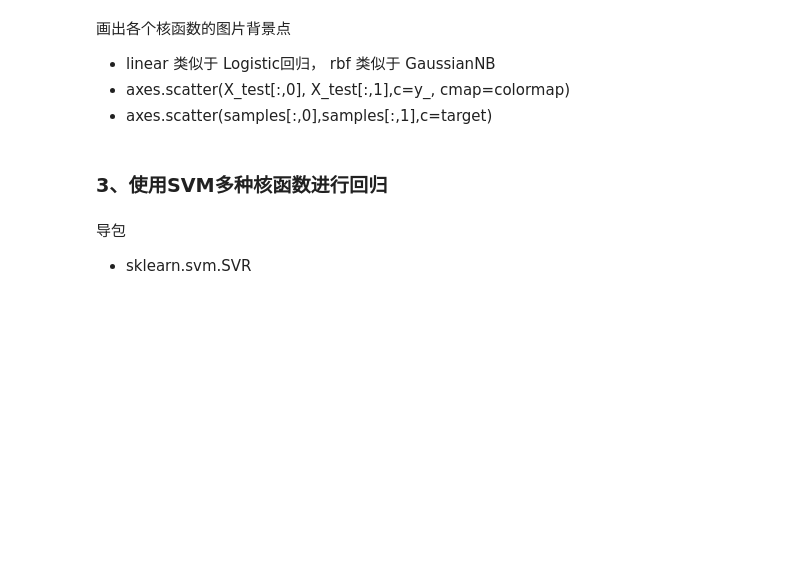
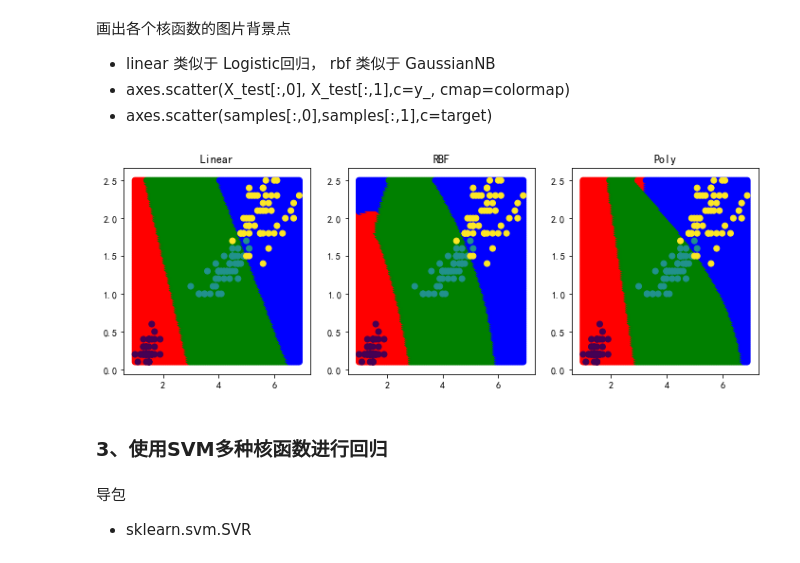
Before and after one commit to disenQF/05data, a Jupyter notebook: day12/SVM/SVM.ipynb, the cells around one changed output. Cells and saved outputs as stored; diff of their text form; code cells hidden in the pictures; blank space fills up the shorter version.

```diff
--- a/day12/SVM/SVM.ipynb
+++ b/day12/SVM/SVM.ipynb
@@ -150,3 +241,5 @@ f(x) = ax + b，期中b就是函数f(x)截距,即函数线与y轴的交点的值
+# %%
+iris = load_iris()
 # %% [markdown]
 三种不同核的训练、 比较时间
 - linear最省时，其次是rbf，最慢的是poly内核
@@ -152,0 +250,3 @@ f(x) = ax + b，期中b就是函数f(x)截距,即函数线与y轴的交点的值
+# %%
+samples = iris.data[:, 2:]
+target = iris.target
@@ -157,6 +284,16 @@ f(x) = ax + b，期中b就是函数f(x)截距,即函数线与y轴的交点的值
 - f2_min,f2_max = samples[:,1].min()-0.5,samples[:,1].max()+0.5
 - np.linspace(min, max, 300)
 - X_test = np.c_[.ravel(), .ravel()]
+# %%
+f1 = np.linspace(samples[:,0].min(),
+                 samples[:,0].max(),
+                 num=100)
+f2 = np.linspace(samples[:,1].min(),
+                 samples[:,1].max(),
+                 num=100)
+
+f1, f2 = np.meshgrid(f1, f2)  # 表格化处理
+X_test = np.c_[f1.ravel(), f2.ravel()]
 # %% [markdown]
 预测模型，比较时间
 - 预测时间比训练时间短，SVM先求出支持向量，然后再根据支持向量对比预测点的位置
@@ -168,20 +322,22 @@ f(x) = ax + b，期中b就是函数f(x)截距,即函数线与y轴的交点的值
 # %%
 labels = ['Linear', 'RBF', 'Poly'] # 预测的标题
-y_datas = [y_linear, y_rbf, y_poly] # 预测结果
+y_datas = [y_l, y_r, y_p] # 预测结果
 
 cmap = ListedColormap(['r', 'g', 'b'])
 
 plt.figure(figsize=(12, 4))
 position = 1
 for y_data in y_datas:
     ax = plt.subplot(1, 3, position)
     ax.set_title(labels[position-1])
 
     plt.scatter(X_test[:,0], X_test[:,1], c=y_data, cmap=cmap)
-    plt.scatter(sample[:,0], sample[:,1], c=target)
+    plt.scatter(samples[:,0], samples[:,1], c=target)
 
     position += 1
 plt.show()
+# %% [output]
+[figure, added]
 # %% [markdown]
 ### 3、使用SVM多种核函数进行回归
 # %% [markdown]
```
Also changed, not shown: parts of 64 cells of this notebook.
